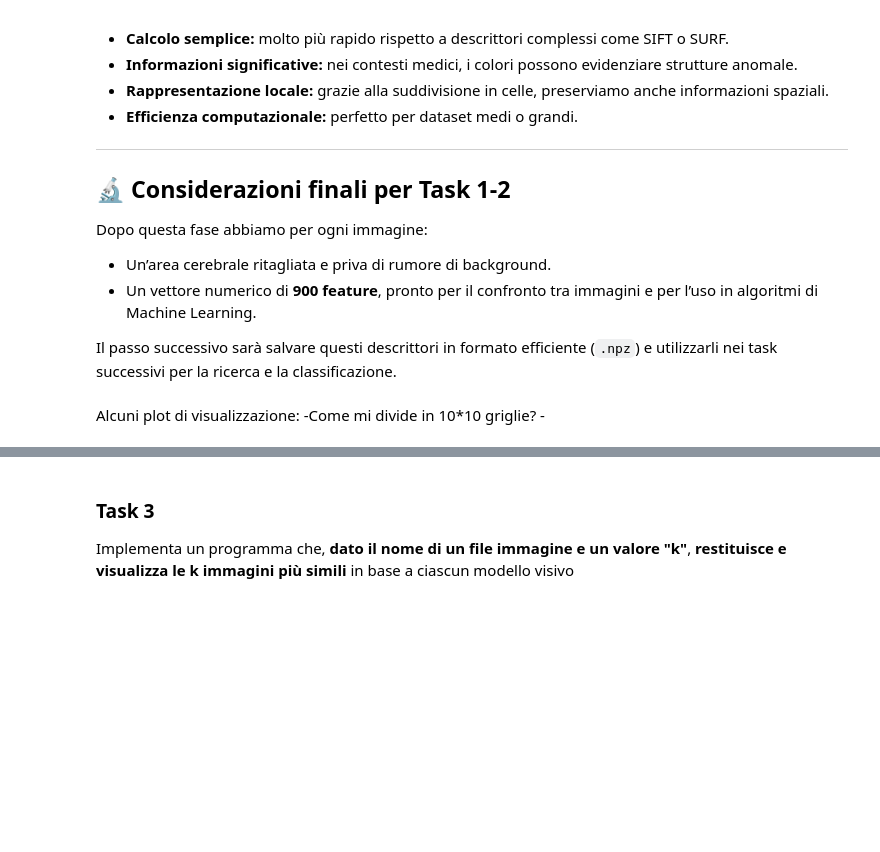
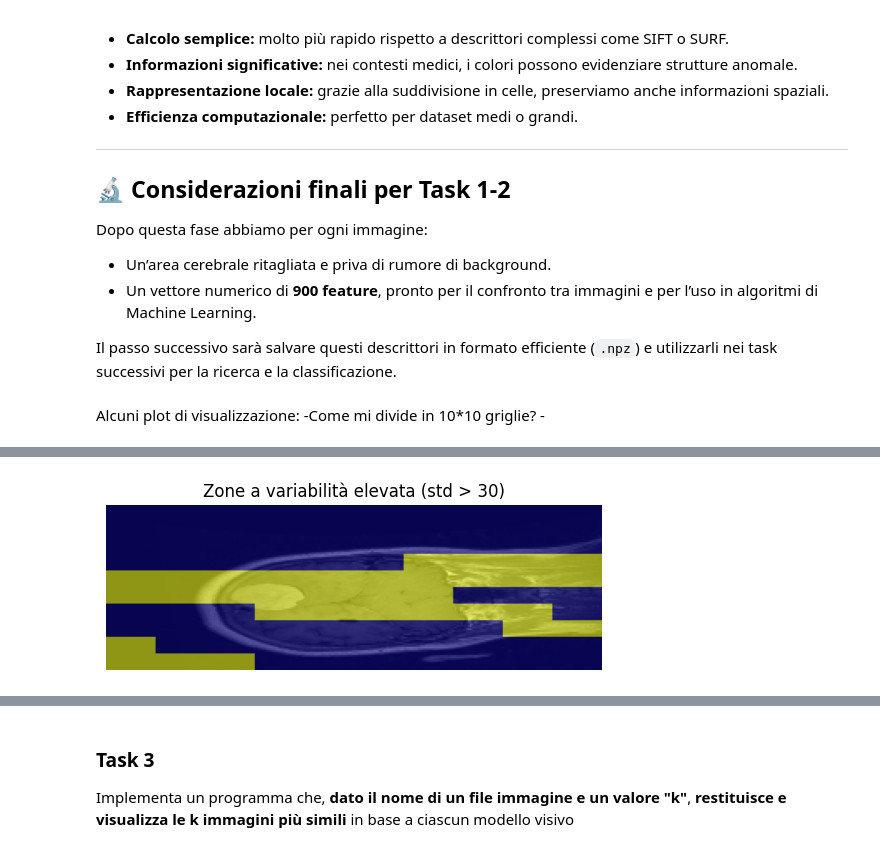
Before and after one commit to Calienn/DBmulti, a Jupyter notebook: Color_moments.ipynb, the cells around one changed output, grey strips where cells are left out. Cells and saved outputs as stored; diff of their text form; code cells hidden in the pictures; blank space fills up the shorter version.

```diff
--- a/Color_moments.ipynb
+++ b/Color_moments.ipynb
@@ -275 +305,36 @@ if __name__ == "__main__":
 [figure]
+# %%
+# Assicurati che queste funzioni siano già state definite prima!
+# - extract_color_moments_gray
+# - crop_to_brain
+
+import cv2
+import numpy as np
+import matplotlib.pyplot as plt
+
+img_path = "Part1/brain_menin/brain_menin_0050.jpg"   # cambia con una valida
+img = cv2.imread(img_path, cv2.IMREAD_GRAYSCALE)
+img = cv2.resize(img, (300, 100))
+
+features = extract_color_moments(img_path)
+
+# Estrai le tre matrici 10x10: mean, std, skew
+mean_mat = np.array([features[i*3]     for i in range(100)]).reshape(10, 10)
+std_mat  = np.array([features[i*3 + 1] for i in range(100)]).reshape(10, 10)
+skw_mat  = np.array([features[i*3 + 2] for i in range(100)]).reshape(10, 10)
+
+# Utility per normalizzazione
+def norm01(arr):
+    arr = arr.astype(np.float32)
+    return (arr - arr.min()) / (arr.max() - arr.min() + 1e-7)
+
+# Funzione per upscaling
+def upscale(mat, size=(300, 100)):
+    return cv2.resize(mat, size, interpolation=cv2.INTER_NEAREST)
+
+# Funzione per overlay heat-map su immagine grigia
+def overlay(gray_img, heat, alpha=0.6, cmap='turbo'):
+    colored = plt.cm.get_cmap(cmap)(heat)[..., :3] * 255
+    colored = colored.astype(np.uint8)
+    overlay = cv2.addWeighted(colored, alpha, cv2.cvtColor(gray_img, cv2.COLOR_GRAY2RGB), 1-alpha, 0)
+    return overlay
@@ -276,3 +354,14 @@ if __name__ == "__main__":
+# %%
+mask_std = (std_mat > 30).astype(np.uint8)
+heat_std = upscale(mask_std * 255)
+overlay_std = overlay(img, norm01(heat_std), cmap='plasma')
+
+plt.imshow(overlay_std)
+plt.title("Zone a variabilità elevata (std > 30)")
+plt.axis('off')
+plt.show()
+# %% [output]
+[figure, added]
 # %%
 extract_color_moments("Part1/brain_glioma/brain_glioma_0001.jpg")
 # %% [output]
```
Also changed, not shown: parts of 13 cells of this notebook.
